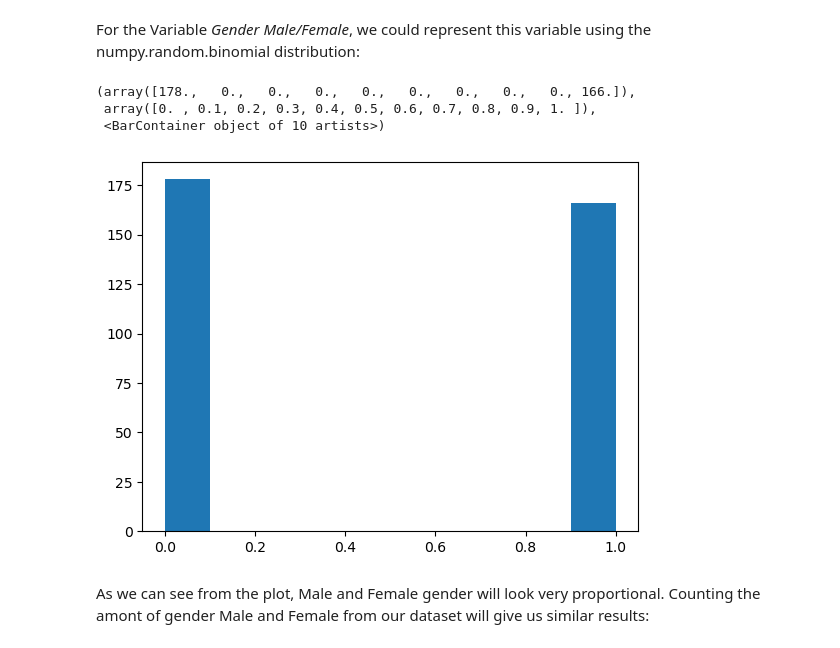
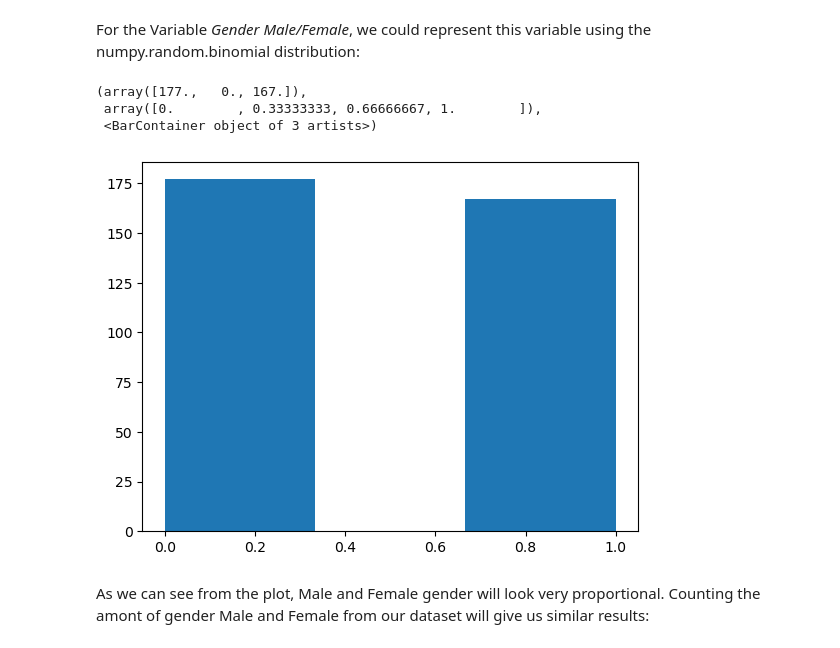
Before and after one commit to yimak/Fundamentals_of_data_analysis, a Jupyter notebook: Tasks.ipynb, the cells around one changed output. Saved outputs shown, nothing was run; the diff lists cells and outputs as text; code cells hidden in the pictures.

```diff
--- a/Tasks.ipynb
+++ b/Tasks.ipynb
@@ -122,14 +121,14 @@ For the Variable *Gender Male/Female*, we could represent this variable using th
 # %%
 import numpy as np
 #g represents trials and p the probability of success
 g , p = 1, 0.5
 x = np.random.binomial(g,p, 344)
-plt.hist(x)
+plt.hist(x,3)
 # %% [output]
-(array([178.,   0.,   0.,   0.,   0.,   0.,   0.,   0.,   0., 166.]),
- array([0. , 0.1, 0.2, 0.3, 0.4, 0.5, 0.6, 0.7, 0.8, 0.9, 1. ]),
- <BarContainer object of 10 artists>)
+(array([177.,   0., 167.]),
+ array([0.        , 0.33333333, 0.66666667, 1.        ]),
+ <BarContainer object of 3 artists>)
-[figure, old version]
+[figure, new version]
 # %% [markdown]
 As we can see from the plot, Male and Female gender will look very proportional. Counting the amont of gender Male and Female from our dataset will give us similar results:
 # %%
```
Also changed, not shown: parts of 3 cells of this notebook.
